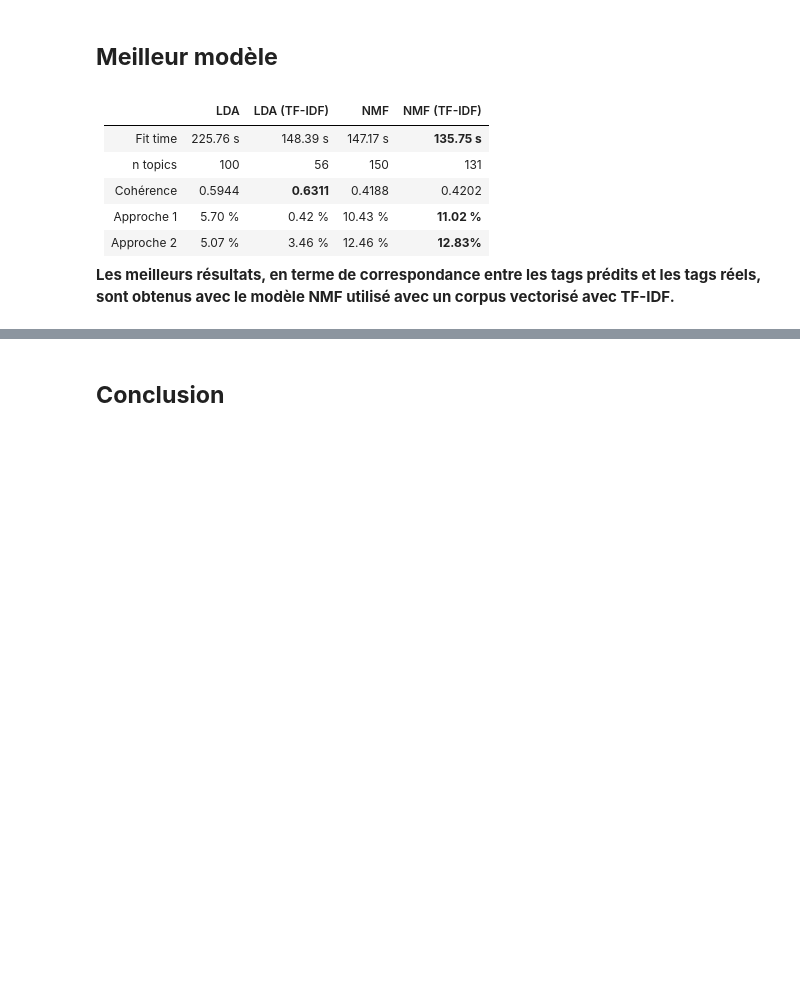
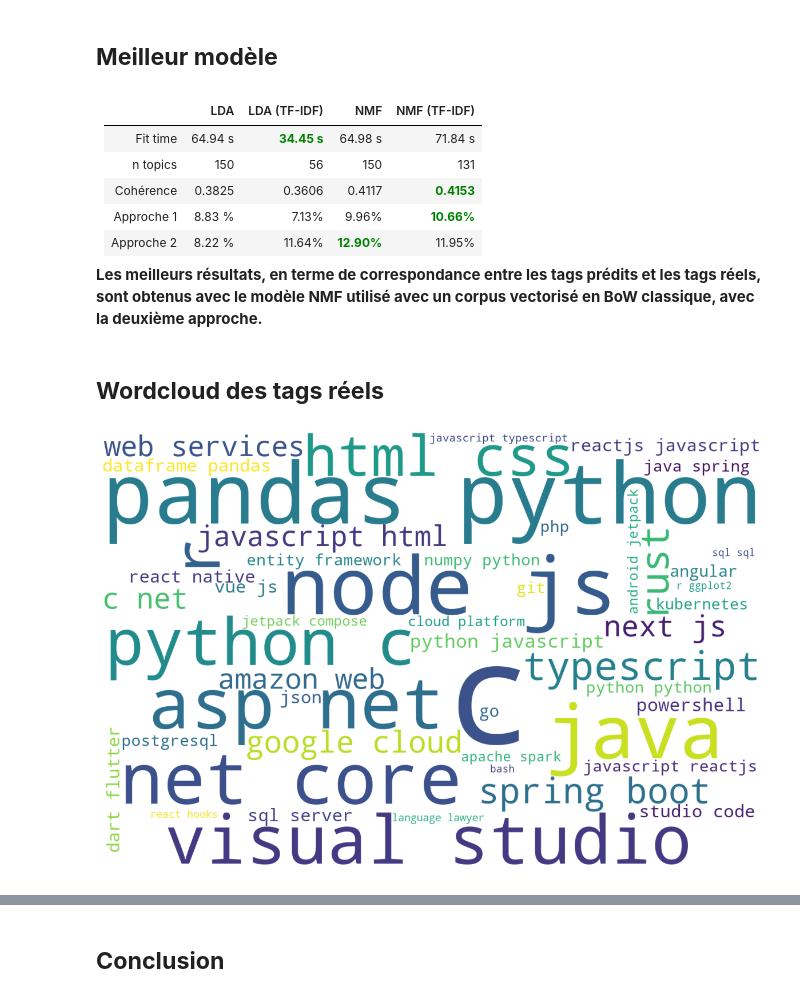
Before and after one commit to BiGHeaDMaX/Suggestion-automatique-de-mots-cles, a Jupyter notebook: 03 - Approche non supervisée.ipynb, the cells around one changed output, grey strips where cells are left out. Drawn from its saved outputs; the diff is of its cells as text; code cells hidden in the pictures; blank space fills up the shorter version.

Commit message:
wordcloud, tests, save model et conclusion

```diff
--- a/03 - Approche non supervisée.ipynb
+++ b/03 - Approche non supervisée.ipynb
@@ -938,12 +960,33 @@ Pour les 10 premiers documents :
 # %% [markdown]
 ## **Meilleur modèle**
 # %% [markdown]
-|            |LDA       |LDA (TF-IDF)|NMF     |NMF (TF-IDF)|
-|---         |---       |---         |---     |---         |
-|Fit time    |225.76 s  |148.39 s    |147.17 s|**135.75 s**|
-|n topics    |100       |56          |150     |131         |
-|Cohérence   |0.5944    |**0.6311**  |0.4188  |0.4202      |
-|Approche 1  |5.70 %    |0.42 %      |10.43 % |**11.02 %** |
-|Approche 2  |5.07 %    |3.46 %      |12.46 % |**12.83%**  |
+|            |LDA       |LDA (TF-IDF)                          |NMF                                  |NMF (TF-IDF)                         |
+|---         |---       |---                                   |---                                  |---                                  |
+|Fit time    |64.94 s   |<font color="green">**34.45 s**</font>| 64.98 s                             |71.84 s                              |
+|n topics    |150       |56                                    |150                                  |131                                  |
+|Cohérence   |  0.3825  | 0.3606                               |   0.4117                            |<font color="green">**0.4153**</font>|
+|Approche 1  |   8.83 % |  7.13%                               |    9.96%                            |<font color="green">**10.66%**</font>|
+|Approche 2  |8.22 %    |  11.64%                              |<font color="green">**12.90%**</font>|  11.95%                             |
 
-**Les meilleurs résultats, en terme de correspondance entre les tags prédits et les tags réels, sont obtenus avec le modèle NMF utilisé avec un corpus vectorisé avec TF-IDF.**
+**Les meilleurs résultats, en terme de correspondance entre les tags prédits et les tags réels, sont obtenus avec le modèle NMF utilisé avec un corpus vectorisé en BoW classique, avec la deuxième approche.**
+# %% [markdown]
+## **Wordcloud des tags réels**
+# %%
+all_tags = data['tags'].explode()
+
+# Words cloud
+plt.figure(figsize=(15, 10))  # On dimentionne l'image à 15*10 pouces,
+                              # donc avec le dpi par défaut de 100, cela donne 1500*1000px
+
+tags_cloud = WordCloud(background_color='white',
+                      stopwords=[],
+                      max_words=50,
+                      width=1500,  # Dimention en px de l'image à faire entrer
+                      height=1000  # dans la figure plt de 15*10 pouces
+                      ).generate(" ".join(all_tags))
+
+plt.imshow(tags_cloud)
+plt.axis("off")
+plt.show()
+# %% [output]
+[figure, added]
```
Also changed, not shown: parts of 46 cells of this notebook.
